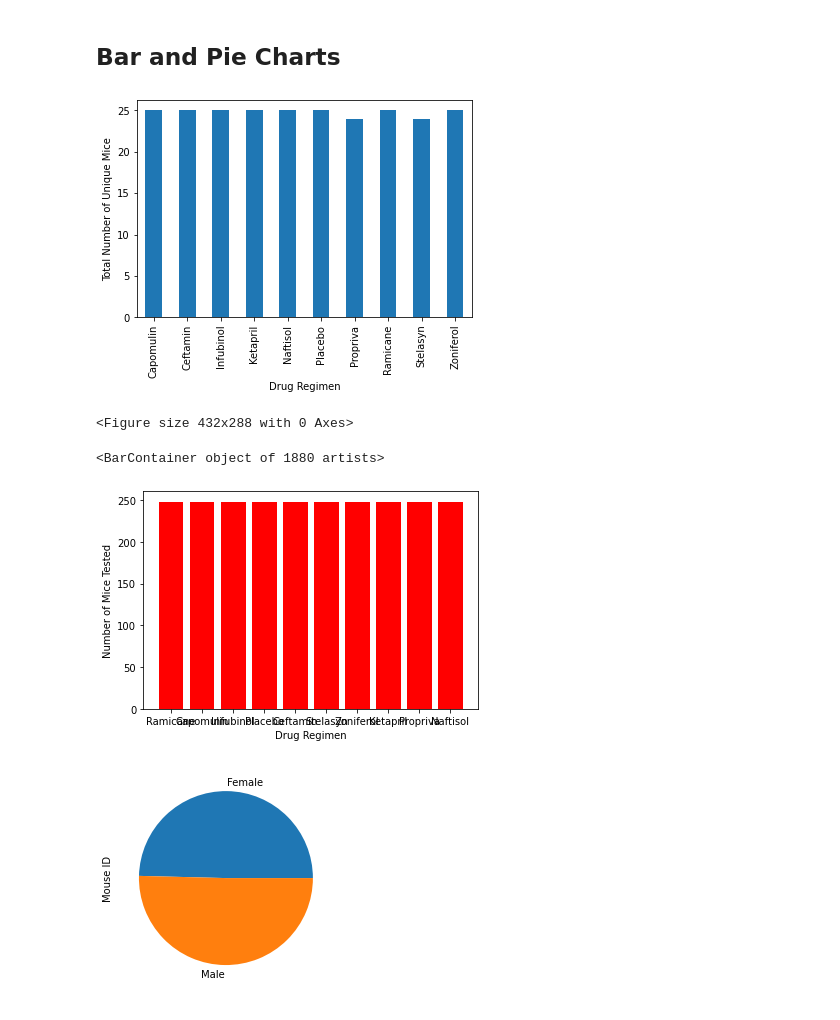
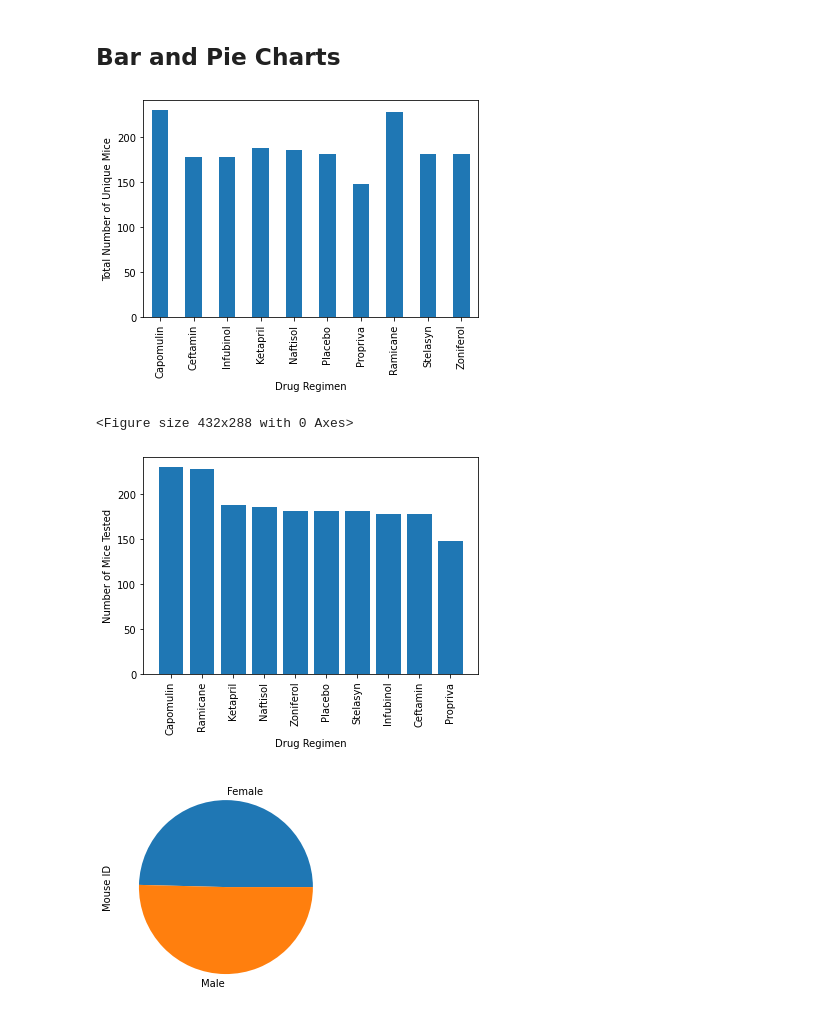
Before and after one commit to Barlow0471/MatplotlibHW, a Jupyter notebook: pymaceuticals_starter.ipynb, the cells around one changed output. Drawn from its saved outputs; the diff is of its cells as text; code cells hidden in the pictures.

Commit message:
Fixing graphs

```diff
--- a/pymaceuticals_starter.ipynb
+++ b/pymaceuticals_starter.ipynb
@@ -133,7 +133,7 @@ drug_group
 # %%
 # Generate a bar plot showing the total number of unique mice tested on each drug regimen using pandas.
 drug_group = clean_df.groupby("Drug Regimen")
-unique_mice = drug_group['Mouse ID'].nunique()
+unique_mice = drug_group['Mouse ID'].count()
 
 drug_chart = unique_mice.plot(kind='bar')
 drug_chart.set_ylabel("Total Number of Unique Mice")
@@ -141,17 +141,22 @@ drug_chart.set_ylabel("Total Number of Unique Mice")
 plt.show()
 plt.tight_layout()
 # %% [output]
-[figure, old version]
+[figure, new version]
 <Figure size 432x288 with 0 Axes>
 # %%
 # Generate a bar plot showing the total number of unique mice tested on each drug regimen using pyplot.
-x_axis = clean_df['Drug Regimen']
-plt.xlabel('Drug Regimen')
-plt.ylabel('Number of Mice Tested')
-plt.bar(x_axis, clean_df["Mouse ID"].nunique(), color='r', align='center')
+# x_axis = clean_df['Drug Regimen'].value_counts()
+# plt.xlabel('Drug Regimen')
+# plt.ylabel('Number of Mice Tested')
+# plt.bar(x_axis, clean_df["Mouse ID"].count(), color='r', align='center')
+counts = clean_df['Drug Regimen'].value_counts()
+plt.bar(counts.index.values,counts.values)
+plt.xlabel("Drug Regimen")
+plt.xticks(rotation=90)
+plt.ylabel("Number of Mice Tested")
+plt.show()
 # %% [output]
-<BarContainer object of 1880 artists>
-[figure, old version]
+[figure, new version]
 # %%
 # Generate a pie plot showing the distribution of female versus male mice using pandas
 pie_data = clean_df.groupby("Sex").nunique()["Mouse ID"]
```
Also changed, not shown: parts of 1 cell of this notebook.
